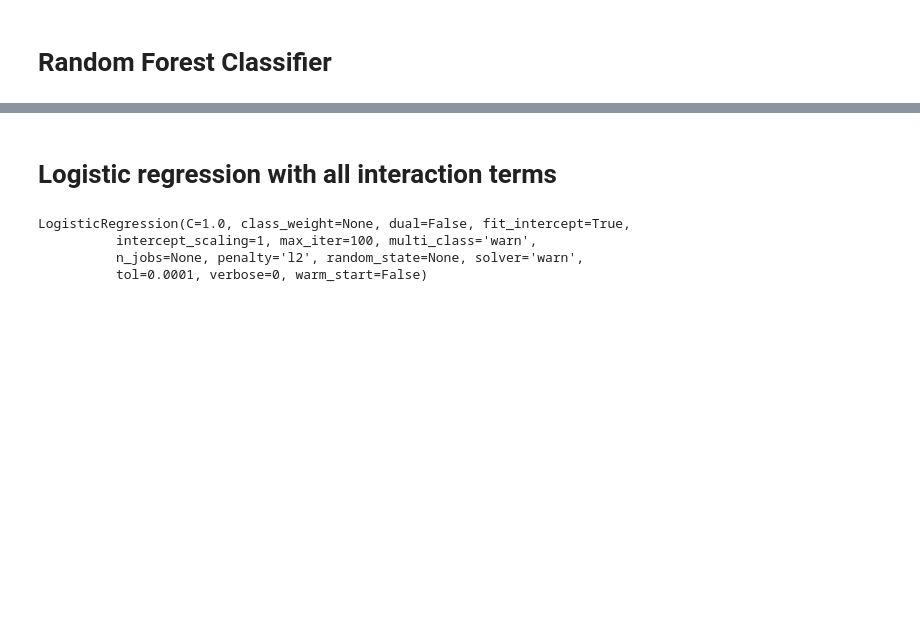
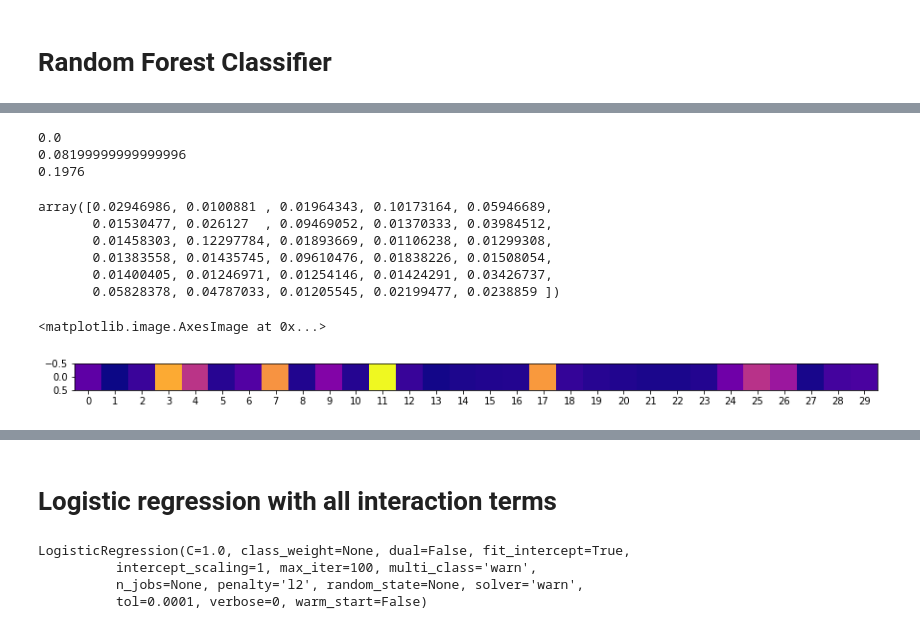
Before and after one commit to hongrachel/rvr, a Jupyter notebook: src/testing/Sanity_checks.ipynb, the cells around one changed output, grey strips where cells are left out. Saved outputs shown, nothing was run; the diff lists cells and outputs as text; code cells hidden in the pictures; blank space fills up the shorter version.

```diff
--- a/src/testing/Sanity_checks.ipynb
+++ b/src/testing/Sanity_checks.ipynb
@@ -14,9 +15,9 @@ from sklearn.preprocessing import PolynomialFeatures
 #data = np.load('/Users/Frances/Documents/seas-fellowship/rvr/data/runagree/run_agree_p1_2_042019.npz')
 #data = np.load('/Users/Frances/Documents/seas-fellowship/rvr/data/runagree/run_agree_interact_042919_prod_thresh.npz')
 
-data = np.load('/Users/Frances/Documents/seas-fellowship/rvr/data/runagree/run_agree_interact_042919_thresh.npz')
+#data = np.load('/Users/Frances/Documents/seas-fellowship/rvr/data/runagree/run_agree_interact_042919_thresh.npz')
 
-#data = np.load('/Users/Frances/Documents/seas-fellowship/rvr/data/runorfunc/run_orfunc_051419.npz')
+data = np.load('/Users/Frances/Documents/seas-fellowship/rvr/data/runorfunc/run_orfunc_051419.npz')
 # %%
 x_train = data['x_train'][data['train_inds']]
 y_train = data['y_train'][data['train_inds']]
@@ -56,0 +56,4 @@ rf = RandomForestClassifier(n_estimators=100, max_depth=15)
+# %%
+rf = RandomForestClassifier(n_estimators=250, min_samples_split=2, max_features=12)
+# %%
+rf.fit(x_train, y_train[:, yidx])
@@ -56,0 +68,24 @@ rf = RandomForestClassifier(n_estimators=100, max_depth=15)
+# %%
+print(1 - rf.score(x_train, y_train[:,yidx]))
+print(1 - rf.score(x_valid, y_valid[:,yidx]))
+print(1 - rf.score(x_test, y_test[:,yidx]))
+# %% [output]
+0.0
+0.08199999999999996
+0.1976
+# %%
+rf.feature_importances_
+# %% [output]
+array([0.02946986, 0.0100881 , 0.01964343, 0.10173164, 0.05946689,
+       0.01530477, 0.026127  , 0.09469052, 0.01370333, 0.03984512,
+       0.01458303, 0.12297784, 0.01893669, 0.01106238, 0.01299308,
+       0.01383558, 0.01435745, 0.09610476, 0.01838226, 0.01508054,
+       0.01400405, 0.01246971, 0.01254146, 0.01424291, 0.03426737,
+       0.05828378, 0.04787033, 0.01205545, 0.02199477, 0.0238859 ])
+# %%
+fig = plt.figure(figsize=(15, 30))
+plt.xticks(range(30))
+plt.imshow(rf.feature_importances_[np.newaxis, :], cmap='plasma')
+# %% [output]
+<matplotlib.image.AxesImage at 0x...>
+[figure, added]
```
Also changed, not shown: parts of 17 cells of this notebook, 2 other files.
